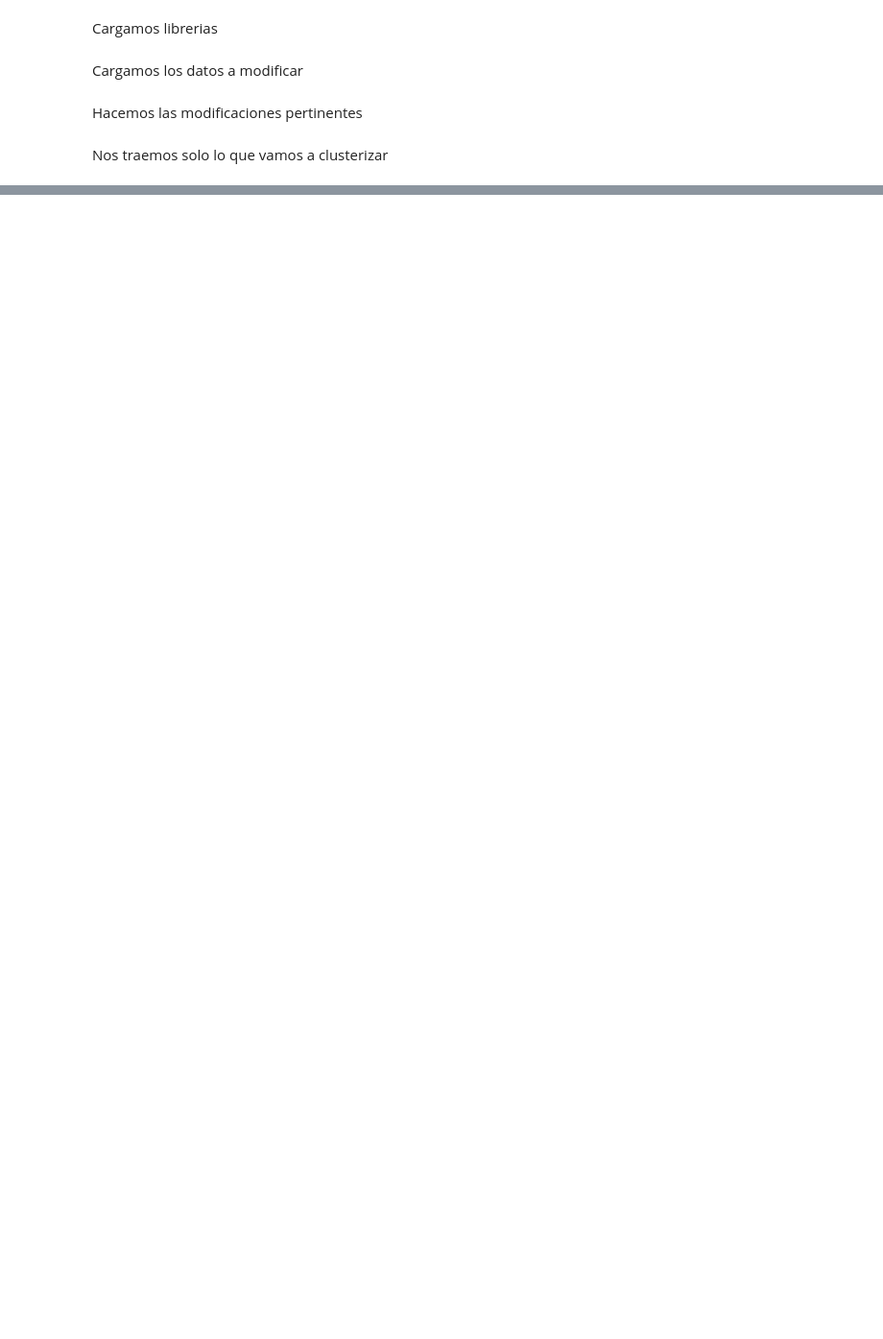
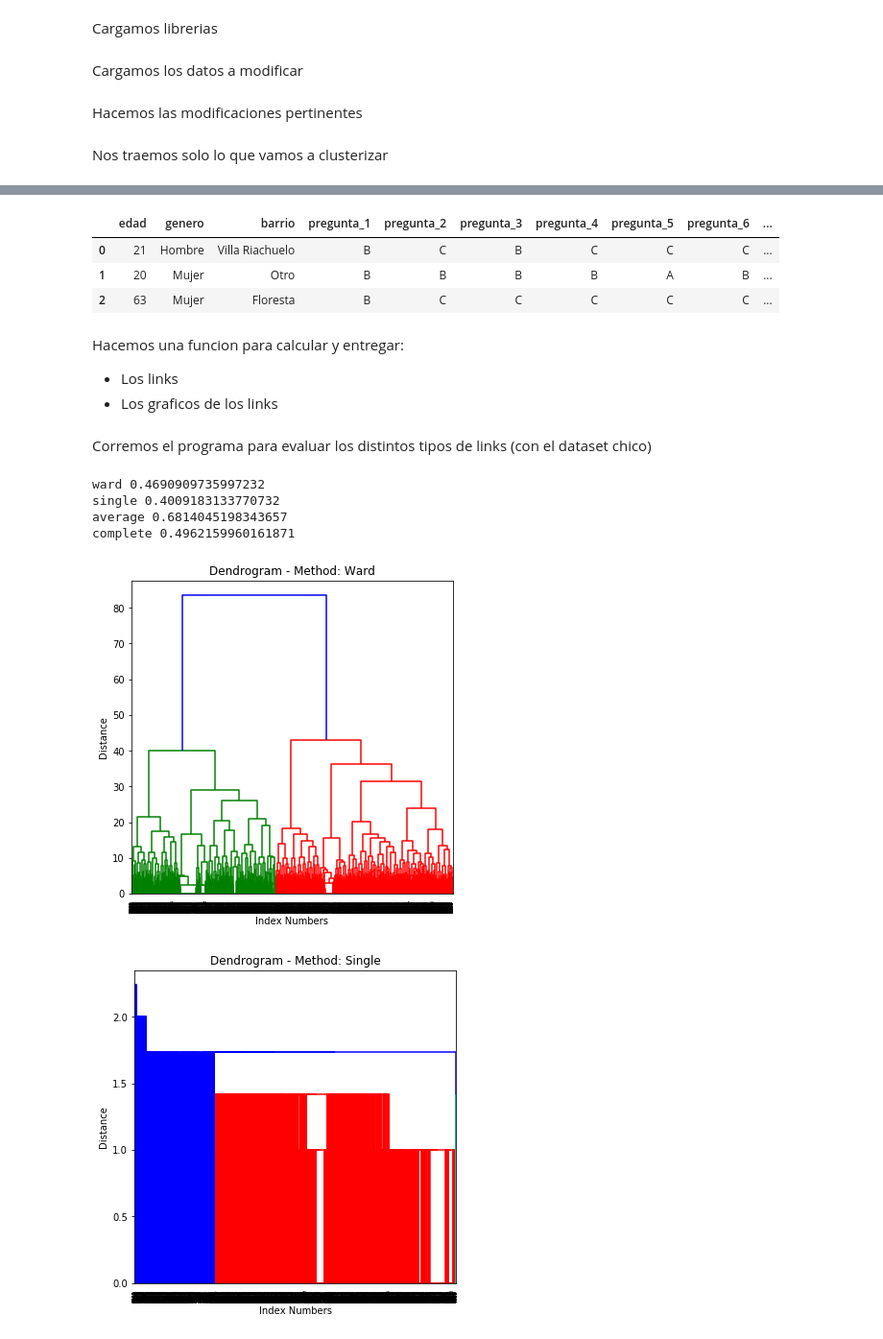
Before and after one commit to Villamaru/test_noviazgo, a Jupyter notebook: Clustering.ipynb, the cells around one changed output, grey strips where cells are left out. Shown: that part at 96% size. Cells and saved outputs as stored; diff of their text form; code cells hidden in the pictures; blank space fills up the shorter version.

Commit message:
Inicio del proceso de testeo de clustering y clasificación.

```diff
--- a/Clustering.ipynb
+++ b/Clustering.ipynb
@@ -243,3 +39,0 @@ def eval_clusters_linkage(X, link_method):
-# %%
-for i in ['ward','single','average','complete']:
-    eval_clusters_linkage(X, i)
@@ -255,4 +39,0 @@ complete 0.6174287852571646
-# %%
-for i in range(0,9):
-    plt.scatter(X[:,i], X[:,i+1], c=clusters)
-    plt.show()
@@ -272,0 +47,44 @@ ValueError: Buffer has wrong number of dimensions (expected 1, got 2)
+# %%
+test_18.head(3)
+# %% [output]
+|  | edad | genero | barrio | pregunta_1 | pregunta_2 | pregunta_3 | pregunta_4 | pregunta_5 | pregunta_6 | ... |
+| 0 | 21 | Hombre | Villa Riachuelo | B | C | B | C | C | C | ... |
+| 1 | 20 | Mujer | Otro | B | B | B | B | A | B | ... |
+| 2 | 63 | Mujer | Floresta | B | C | C | C | C | C | ... |
+# %%
+#X_17 = np.array(pd.get_dummies(test_17.drop(["edad","genero","barrio","datime"],axis=1),drop_first=True))
+X_18 = np.array(pd.get_dummies(test_18.drop(["edad","genero","barrio","datime"],axis=1),drop_first=True))
+# %% [markdown]
+Hacemos una funcion para calcular y entregar:
+* Los links
+* Los graficos de los links
+# %%
+def evaluar_clusters(X, metodo,mostrar=False,regresar=False):
+    # X: Datos a clusterizar
+    # metodo: Tipo de link
+    # mostrar: Imprimir o no un dendrograma
+    # regresar: entregar datos en el formato (coeficiente, distancias)
+    L = linkage(X, metodo)
+    c, coph_dists = cophenet(L, pdist(X))
+    if mostrar == True:
+        print(metodo, c)
+        plt.figure(figsize=[6,6])
+        plt.title('Dendrogram - Method: ' + metodo.title())
+        plt.xlabel('Index Numbers')
+        plt.ylabel('Distance')
+        dendrogram(L, leaf_rotation=90., leaf_font_size=5.)
+        plt.plot()
+    if regresar == True:
+        return c,coph_dists,L
+# %% [markdown]
+Corremos el programa para evaluar los distintos tipos de links (con el dataset chico)
+# %%
+for i in ['ward','single','average','complete']:
+    evaluar_clusters(X_18, i,mostrar=True)
+# %% [output]
+ward 0.4690909735997232
+single 0.4009183133770732
+average 0.6814045198343657
+complete 0.4962159960161871
+[figure, added]
+[figure, added]
```
Also changed, not shown: parts of 40 cells of this notebook, 3 other files.
